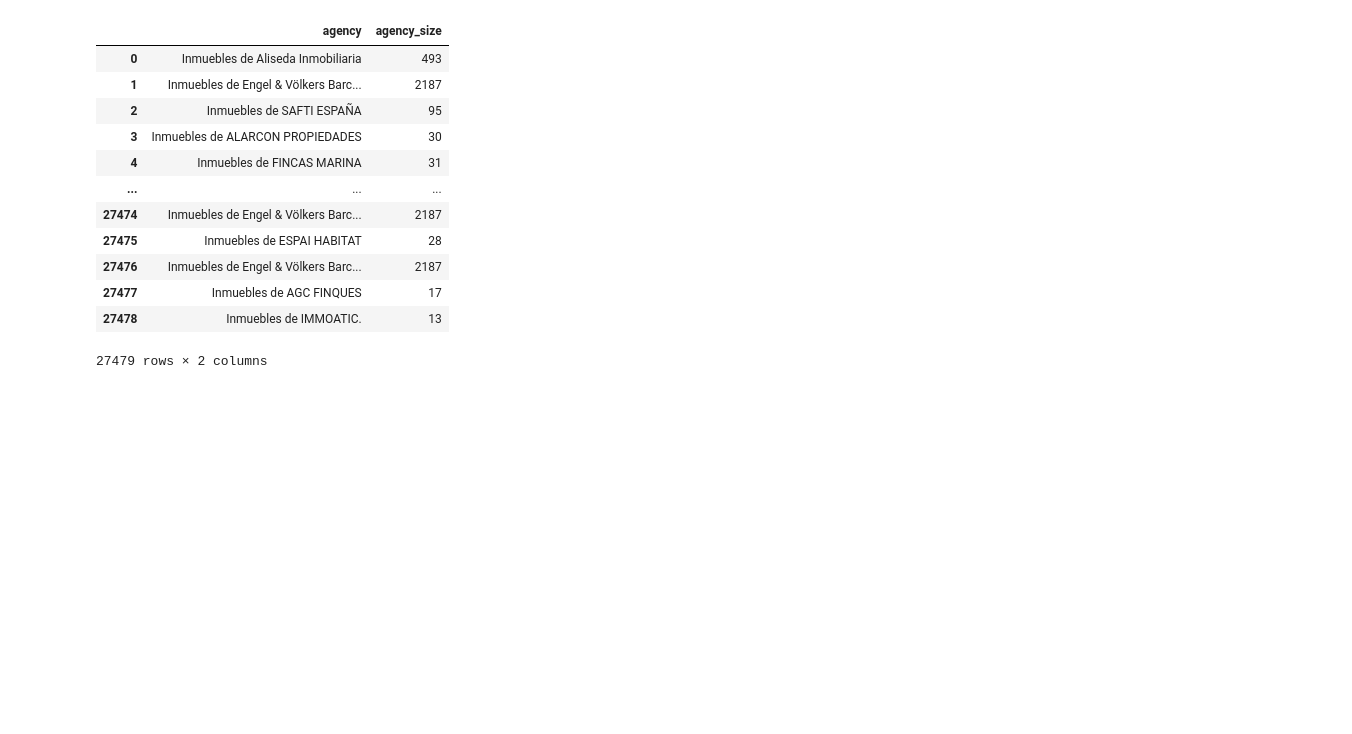
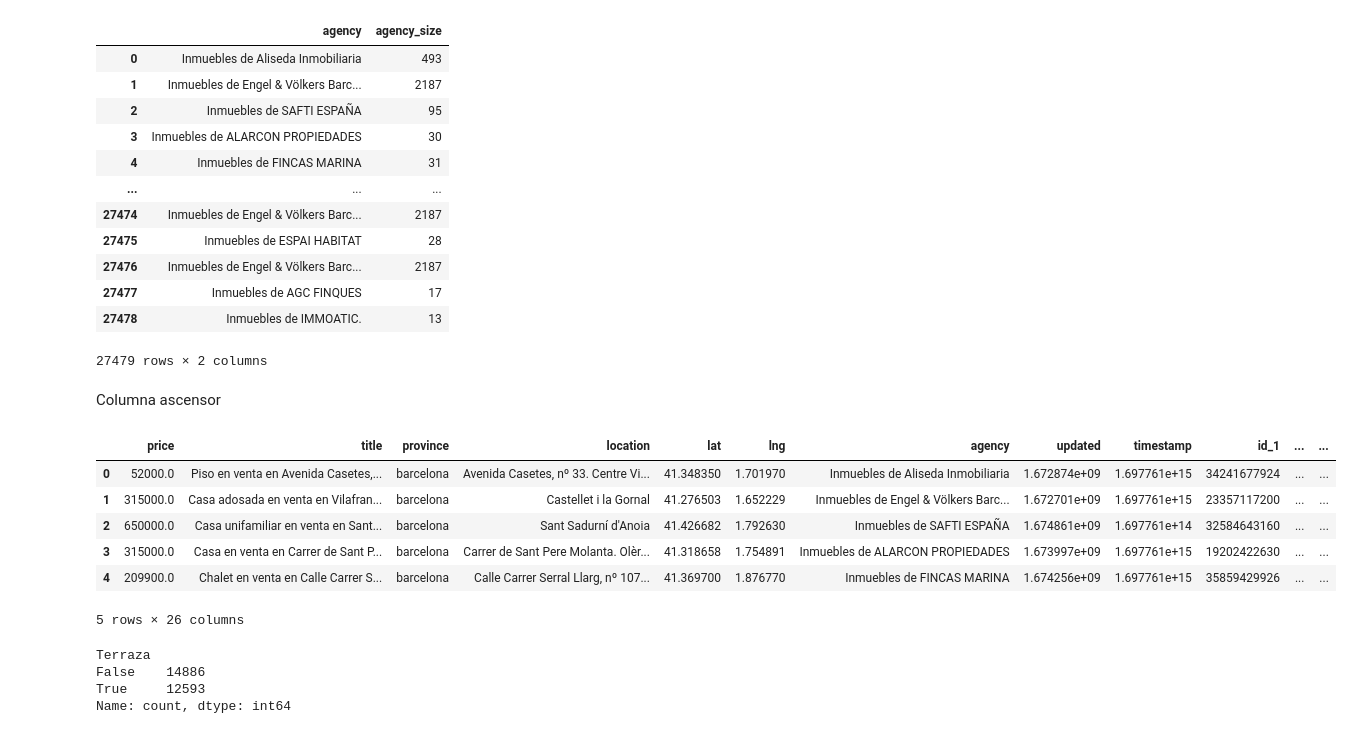
Before and after one commit to mplazap/Bootcamp_ejercicios, a Jupyter notebook: Tema 5 - Machine Learning/01.Notebooks Ejercicios/01.calculadora_precio_viviendas.ipynb, the cells around one changed output. Saved outputs shown, nothing was run; the diff lists cells and outputs as text; code cells hidden in the pictures; blank space fills up the shorter version.

```diff
--- a/Tema 5 - Machine Learning/01.Notebooks Ejercicios/01.calculadora_precio_viviendas.ipynb
+++ b/Tema 5 - Machine Learning/01.Notebooks Ejercicios/01.calculadora_precio_viviendas.ipynb
@@ -252,3 +252,5 @@ df[['agency', 'agency_size']]
 | 27477 | Inmuebles de AGC FINQUES | 17 |
 | 27478 | Inmuebles de IMMOATIC. | 13 |
 27479 rows × 2 columns
+# %% [markdown]
+Columna ascensor
@@ -254,0 +327,10 @@ df[['agency', 'agency_size']]
+# %%
+df.head()
+# %% [output]
+|  | price | title | province | location | lat | lng | agency | updated | timestamp | id_1 | ... | ... |
+| 0 | 52000.0 | Piso en venta en Avenida Casetes,... | barcelona | Avenida Casetes, nº 33. Centre Vi... | 41.348350 | 1.701970 | Inmuebles de Aliseda Inmobiliaria | 1.672874e+09 | 1.697761e+15 | 34241677924 | ... | ... |
+| 1 | 315000.0 | Casa adosada en venta en Vilafran... | barcelona | Castellet i la Gornal | 41.276503 | 1.652229 | Inmuebles de Engel & Völkers Barc... | 1.672701e+09 | 1.697761e+15 | 23357117200 | ... | ... |
+| 2 | 650000.0 | Casa unifamiliar en venta en Sant... | barcelona | Sant Sadurní d'Anoia | 41.426682 | 1.792630 | Inmuebles de SAFTI ESPAÑA | 1.674861e+09 | 1.697761e+14 | 32584643160 | ... | ... |
+| 3 | 315000.0 | Casa en venta en Carrer de Sant P... | barcelona | Carrer de Sant Pere Molanta. Olèr... | 41.318658 | 1.754891 | Inmuebles de ALARCON PROPIEDADES | 1.673997e+09 | 1.697761e+15 | 19202422630 | ... | ... |
+| 4 | 209900.0 | Chalet en venta en Calle Carrer S... | barcelona | Calle Carrer Serral Llarg, nº 107... | 41.369700 | 1.876770 | Inmuebles de FINCAS MARINA | 1.674256e+09 | 1.697761e+15 | 35859429926 | ... | ... |
+5 rows × 26 columns
@@ -254,0 +347,7 @@ df[['agency', 'agency_size']]
+# %%
+df['Terraza'].value_counts()
+# %% [output]
+Terraza
+False    14886
+True     12593
+Name: count, dtype: int64
```
Also changed, not shown: parts of 2 cells of this notebook.
